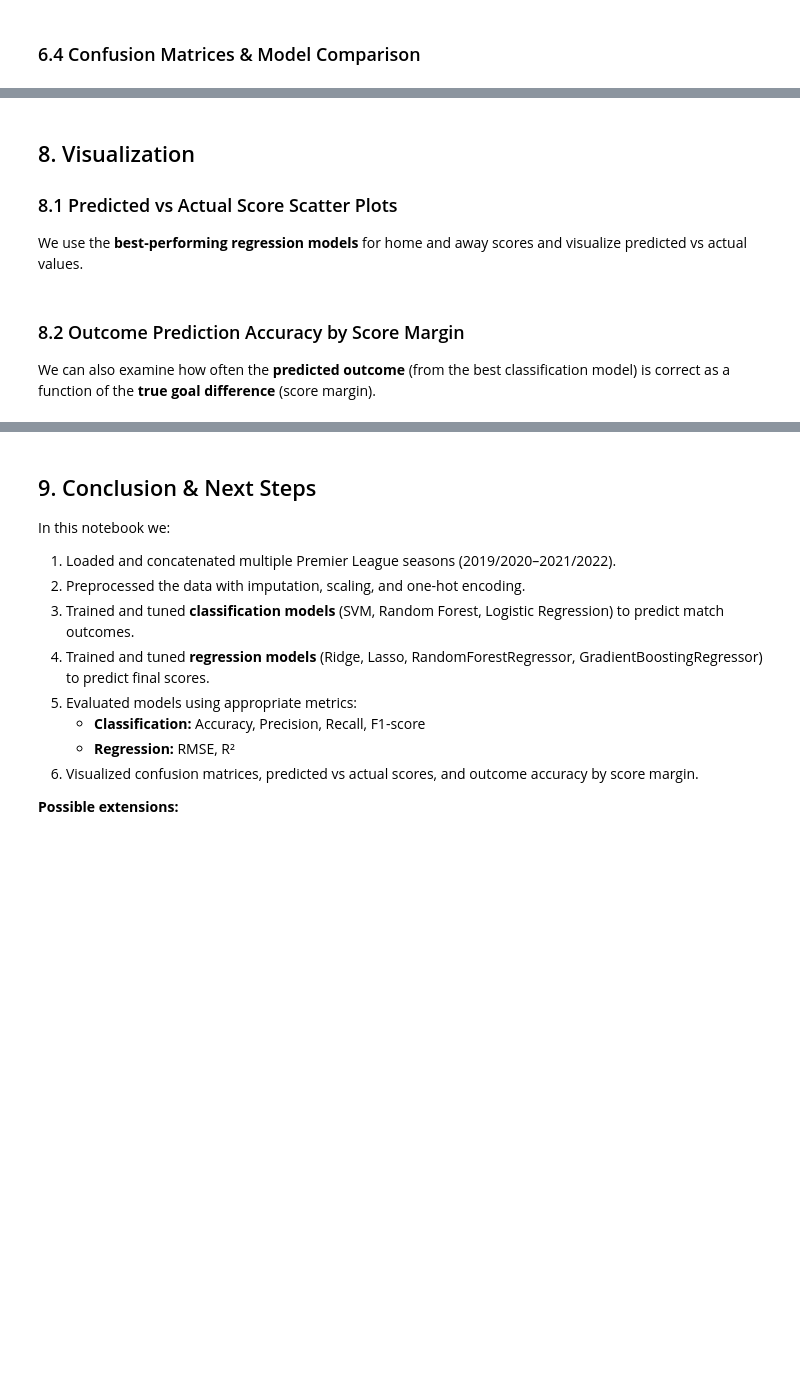
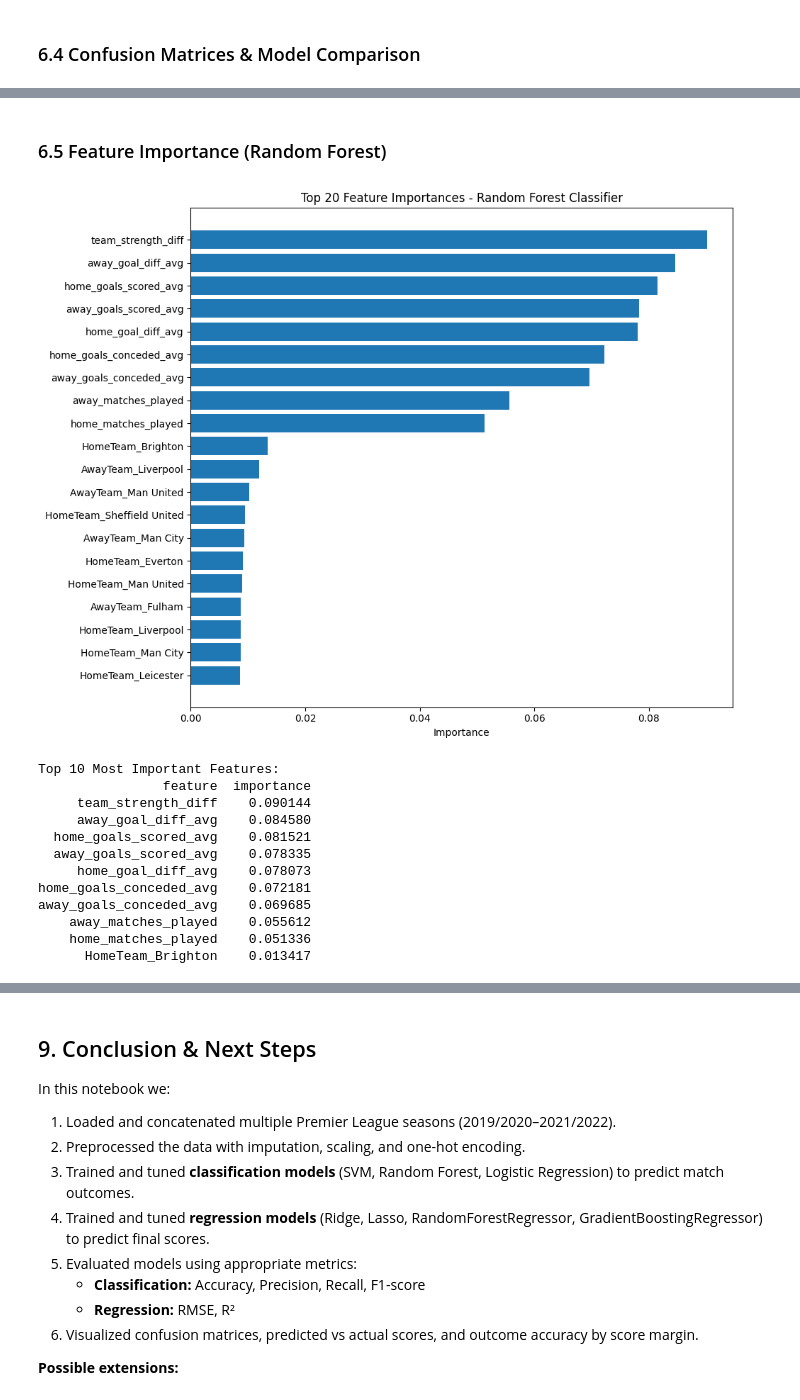
Before and after one commit to SamacoCash/611-Project-Group-17-Rowan-Cash-Truman, a Jupyter notebook: premier_league_betting_project.ipynb, the cells around one changed output, grey strips where cells are left out. Cells and saved outputs as stored; diff of their text form; code cells hidden in the pictures; blank space fills up the shorter version.

```diff
--- a/premier_league_betting_project.ipynb
+++ b/premier_league_betting_project.ipynb
@@ -273,7 +540,7 @@ rf_cls_param_grid = {
 }
 
 rf_cls_model, rf_cls_y_pred = run_classification_grid_search(
-    RandomForestClassifier(random_state=42),
+    RandomForestClassifier(random_state=42, class_weight='balanced'),
     rf_cls_param_grid,
     model_name="RandomForestClassifier"
 )
@@ -520,6 +653,0 @@ display(away_reg_summary.sort_values("rmse"))
-# %% [markdown]
-## 8. Visualization
-
-### 8.1 Predicted vs Actual Score Scatter Plots
-
-We use the **best-performing regression models** for home and away scores and visualize predicted vs actual values.
@@ -551,5 +653,0 @@ plot_predicted_vs_actual(y_reg_away_test, best_away_pred, f"Away Score – Predi
-# %% [markdown]
-### 8.2 Outcome Prediction Accuracy by Score Margin
-
-We can also examine how often the **predicted outcome** (from the best classification model) is correct
-as a function of the **true goal difference** (score margin).
@@ -585,0 +654,55 @@ accuracy_by_margin
+# %% [markdown]
+### 6.5 Feature Importance (Random Forest)
+# %%
+# Extract feature importance from Random Forest model
+# Get the trained model from the pipeline
+rf_model_step = rf_cls_model.named_steps['model']
+
+# Get feature names after preprocessing
+# Categorical features (one-hot encoded)
+onehot_encoder = rf_cls_model.named_steps['preprocess'].named_transformers_['cat'].named_steps['onehot']
+cat_feature_names = onehot_encoder.get_feature_names_out(categorical_features)
+
+# Numerical features (unchanged names)
+num_feature_names = numerical_features
+
+# Combine all feature names
+all_feature_names = list(cat_feature_names) + num_feature_names
+
+# Get feature importances
+importances = rf_model_step.feature_importances_
+
+# Create DataFrame for better visualization
+feature_importance_df = pd.DataFrame({
+    'feature': all_feature_names,
+    'importance': importances
+}).sort_values('importance', ascending=False)
+
+# Plot top 20 features
+plt.figure(figsize=(10, 8))
+top_features = feature_importance_df.head(20)
+plt.barh(range(len(top_features)), top_features['importance'])
+plt.yticks(range(len(top_features)), top_features['feature'])
+plt.xlabel('Importance')
+plt.title('Top 20 Feature Importances - Random Forest Classifier')
+plt.gca().invert_yaxis()
+plt.tight_layout()
+plt.show()
+
+# Show top 10 most important features
+print("Top 10 Most Important Features:")
+print(feature_importance_df.head(10).to_string(index=False))
+# %% [output]
+[figure, added]
+Top 10 Most Important Features:
+                feature  importance
+     team_strength_diff    0.090144
+     away_goal_diff_avg    0.084580
+  home_goals_scored_avg    0.081521
+  away_goals_scored_avg    0.078335
+     home_goal_diff_avg    0.078073
+home_goals_conceded_avg    0.072181
+away_goals_conceded_avg    0.069685
+    away_matches_played    0.055612
+    home_matches_played    0.051336
+      HomeTeam_Brighton    0.013417
```
Also changed, not shown: parts of 32 cells of this notebook, 3 other files.
